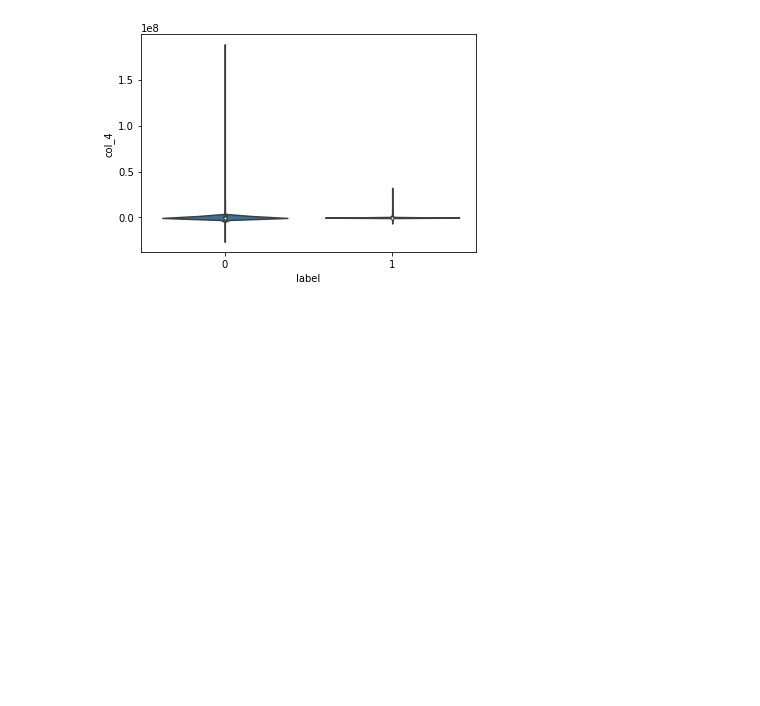
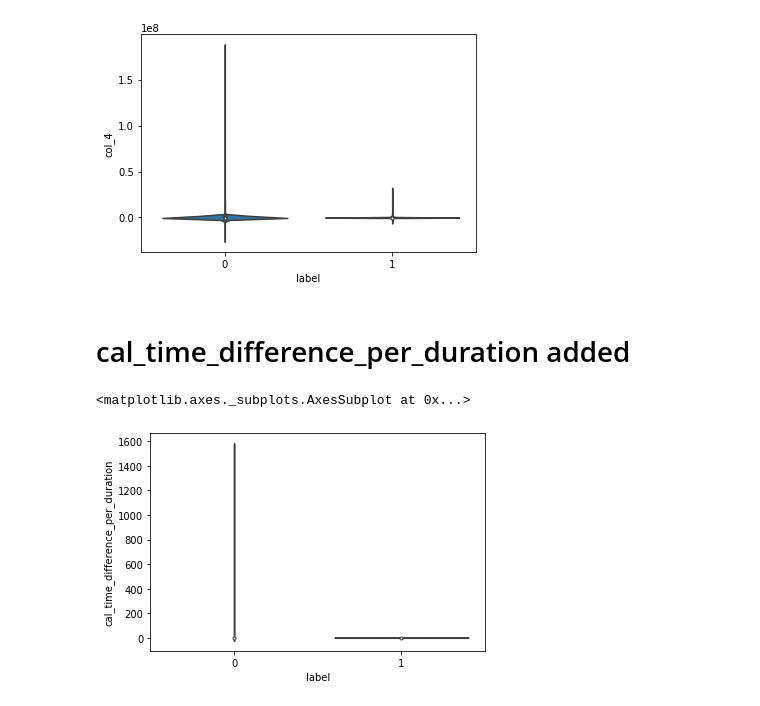
Before and after one commit to heshanpadmasiri/ride-fare, a Jupyter notebook: unit_fe.ipynb, the cells around one changed output. Cells and saved outputs as stored; diff of their text form; code cells hidden in the pictures; blank space fills up the shorter version.

```diff
--- a/unit_fe.ipynb
+++ b/unit_fe.ipynb
@@ -751,0 +756,15 @@ sns.violinplot(x='label',y='col_4',data=train_df)
+# %% [markdown]
+# cal_time_difference_per_duration added
+# %%
+train_df = pd.read_csv('train_df_unit.csv')
+test_df = pd.read_csv('test_df_unit.csv')
+train_df_org = pd.read_csv('train_df_org_unit.csv')
+# %%
+train_df['cal_time_difference_per_duration'] = train_df['cal_time_difference'] / (train_df['duration']+1)
+test_df['cal_time_difference_per_duration'] = test_df['cal_time_difference'] / (test_df['duration']+1)
+train_df_org['cal_time_difference_per_duration'] = train_df_org['cal_time_difference'] / (train_df_org['duration']+1)
+# %%
+sns.violinplot(x='label',y='cal_time_difference_per_duration',data=train_df)
+# %% [output]
+<matplotlib.axes._subplots.AxesSubplot at 0x...>
+[figure, added]
```
Also changed, not shown: parts of 50 cells of this notebook.
